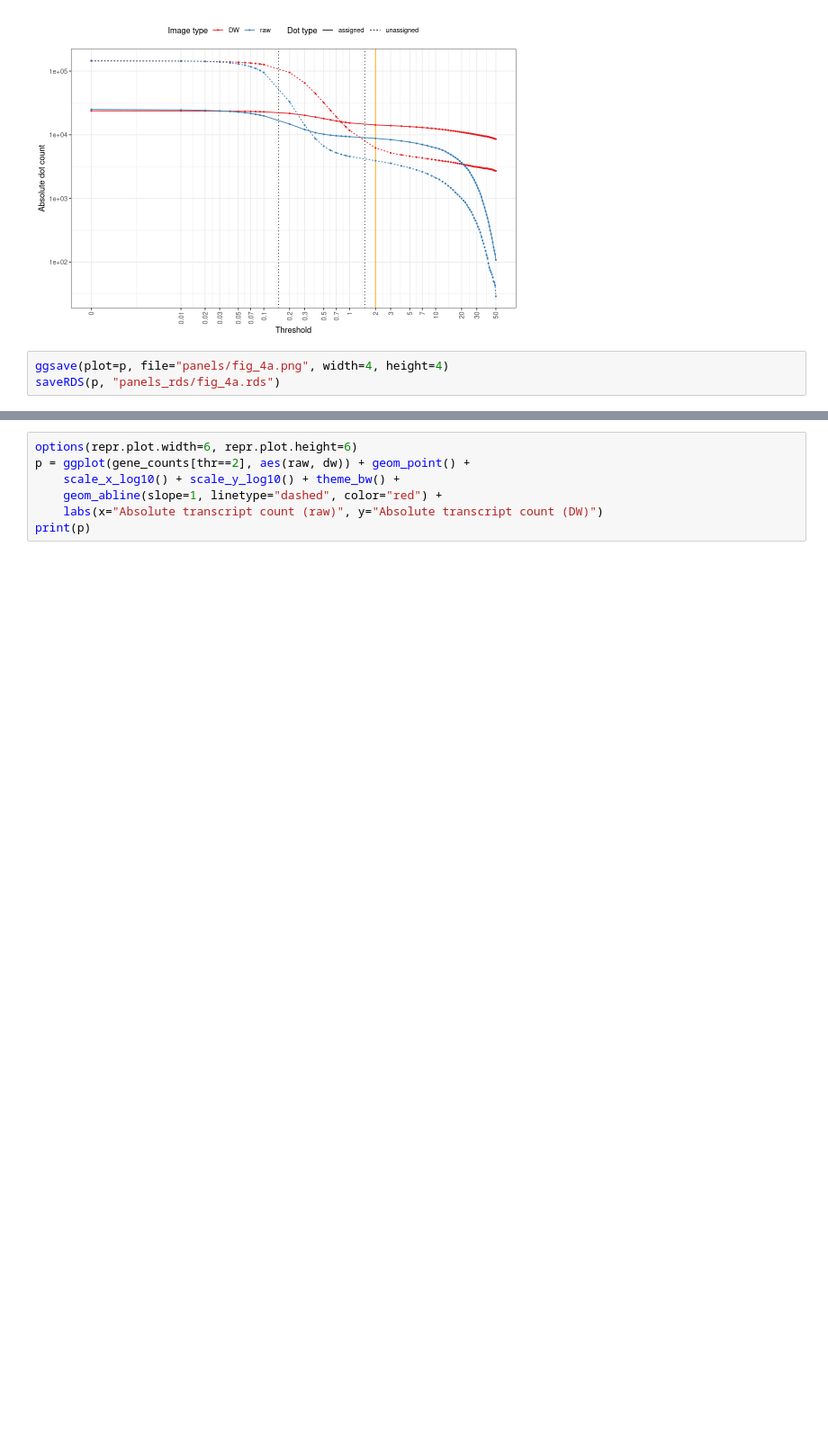
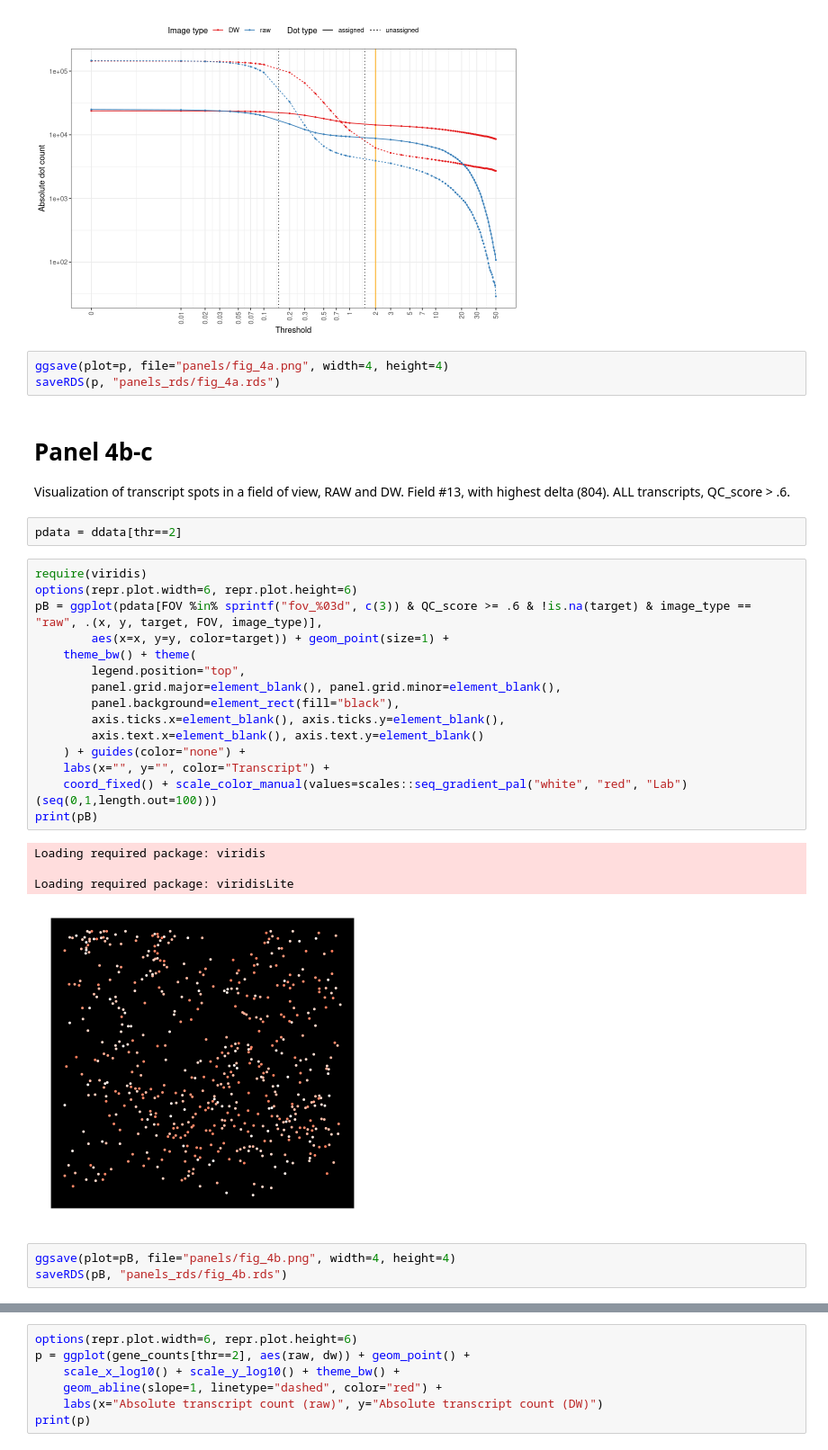
Before and after one commit to ggirelli/deconwolf-in-situ-transcriptomics, a Jupyter notebook: manuscript/1.0_panels-F4.ipynb, the cells around one changed output, grey strips where cells are left out. Shown at 90% size. Cells and saved outputs as stored; diff of their text form; blank space fills up the shorter version.

```diff
--- a/manuscript/1.0_panels-F4.ipynb
+++ b/manuscript/1.0_panels-F4.ipynb
@@ -117,3 +117,32 @@ print(p)
 # %%
 ggsave(plot=p, file="panels/fig_4a.png", width=4, height=4)
 saveRDS(p, "panels_rds/fig_4a.rds")
+# %% [markdown]
+# Panel 4b-c
+Visualization of transcript spots in a field of view, RAW and DW.
+Field #13, with highest delta (804). ALL transcripts, QC_score > .6.
+# %%
+pdata = ddata[thr==2]
+# %%
+require(viridis)
+options(repr.plot.width=6, repr.plot.height=6)
+pB = ggplot(pdata[FOV %in% sprintf("fov_%03d", c(3)) & QC_score >= .6 & !is.na(target) & image_type == "raw", .(x, y, target, FOV, image_type)],
+        aes(x=x, y=y, color=target)) + geom_point(size=1) +
+    theme_bw() + theme(
+        legend.position="top",
+        panel.grid.major=element_blank(), panel.grid.minor=element_blank(),
+        panel.background=element_rect(fill="black"),
+        axis.ticks.x=element_blank(), axis.ticks.y=element_blank(),
+        axis.text.x=element_blank(), axis.text.y=element_blank()
+    ) + guides(color="none") +
+    labs(x="", y="", color="Transcript") +
+    coord_fixed() + scale_color_manual(values=scales::seq_gradient_pal("white", "red", "Lab")(seq(0,1,length.out=100)))
+print(pB)
+# %% [output]
+Loading required package: viridis
+
+Loading required package: viridisLite
+[figure, added]
+# %%
+ggsave(plot=pB, file="panels/fig_4b.png", width=4, height=4)
+saveRDS(pB, "panels_rds/fig_4b.rds")
```
Also changed, not shown: parts of 12 cells of this notebook, 16 other files.
